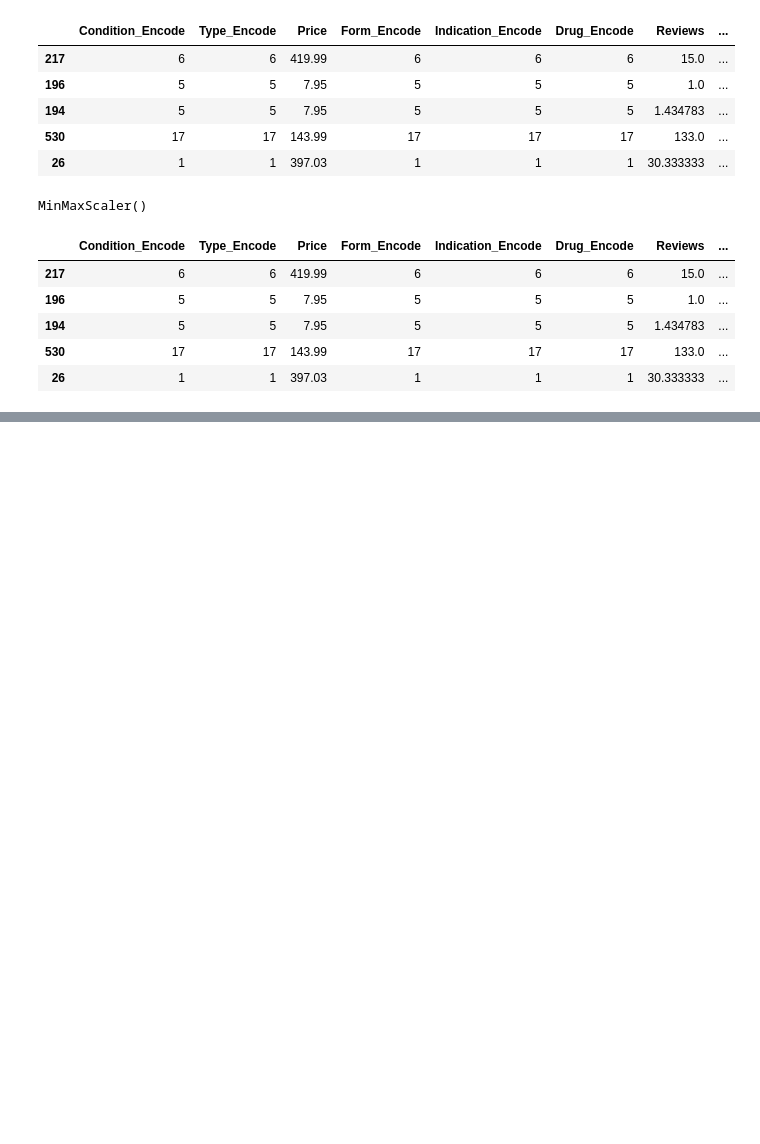
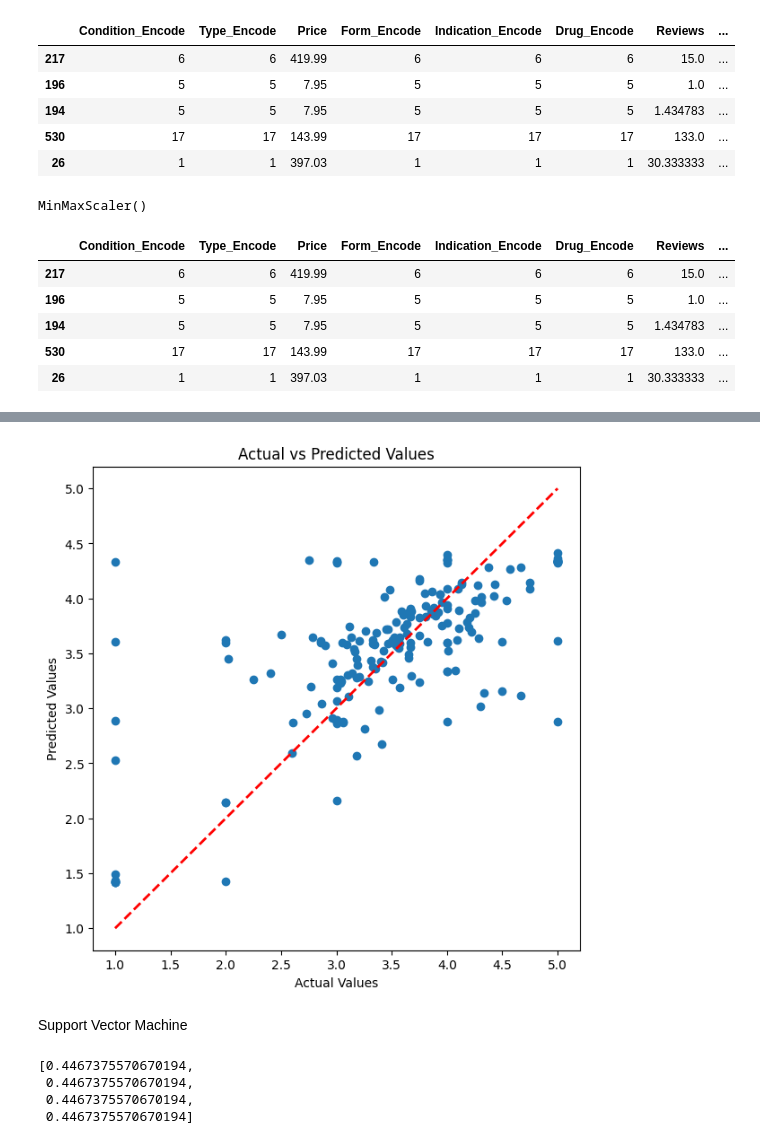
Before and after one commit to AaryanAnand10/Drug-Performance-Evaluation, a Jupyter notebook: Drug_Performance_Evaluation_.ipynb, the cells around one changed output, grey strips where cells are left out. Cells and saved outputs as stored; diff of their text form; code cells hidden in the pictures; blank space fills up the shorter version.

```diff
--- a/Drug_Performance_Evaluation_.ipynb
+++ b/Drug_Performance_Evaluation_.ipynb
@@ -243,0 +265,12 @@ plt.show()
+# %%
+plt.figure(figsize=(7, 7))
+plt.scatter(y_test, y_preds)
+plt.plot([min(y_test), max(y_test)], [min(y_test), max(y_test)], linestyle='--', color='red', linewidth=2)
+plt.title('Actual vs Predicted Values')
+plt.xlabel('Actual Values')
+plt.ylabel('Predicted Values')
+plt.show()
+# %% [output]
+[figure, added]
+# %% [markdown]
+Support Vector Machine
@@ -243,0 +286,9 @@ plt.show()
+# %%
+kernels = ["linear",'poly',"rbf","sigmoid"]
+scores = [get_score(kernel) for kernel in kernels]
+scores
+# %% [output]
+[0.4467375570670194,
+ 0.4467375570670194,
+ 0.4467375570670194,
+ 0.4467375570670194]
```
Also changed, not shown: parts of 15 cells of this notebook.
